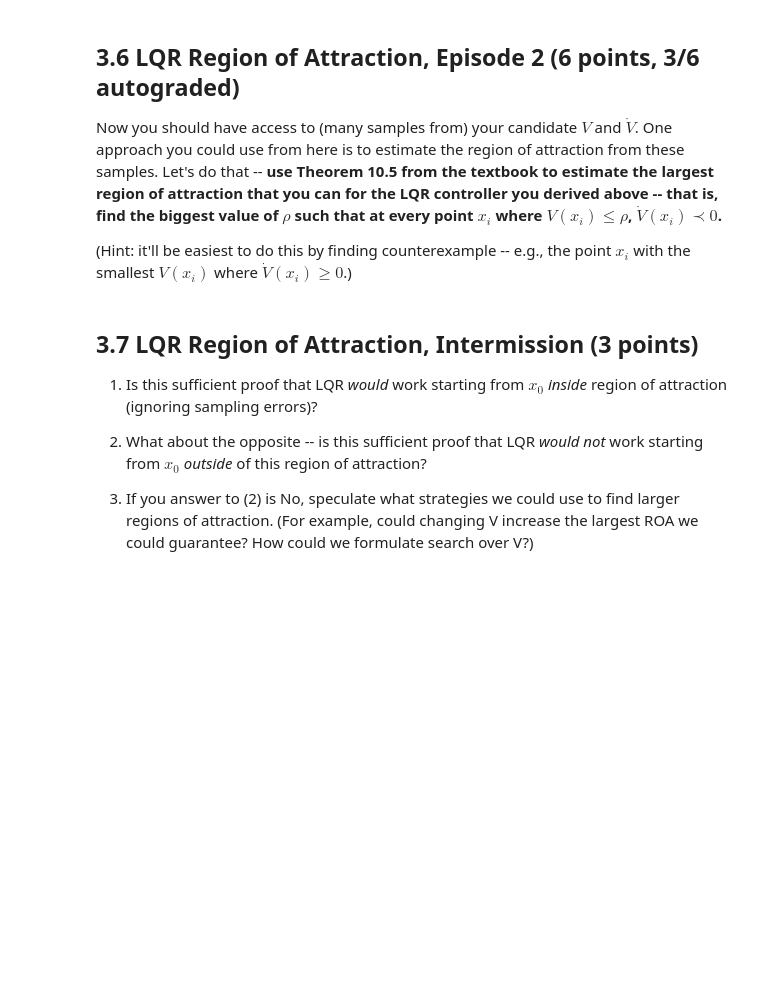
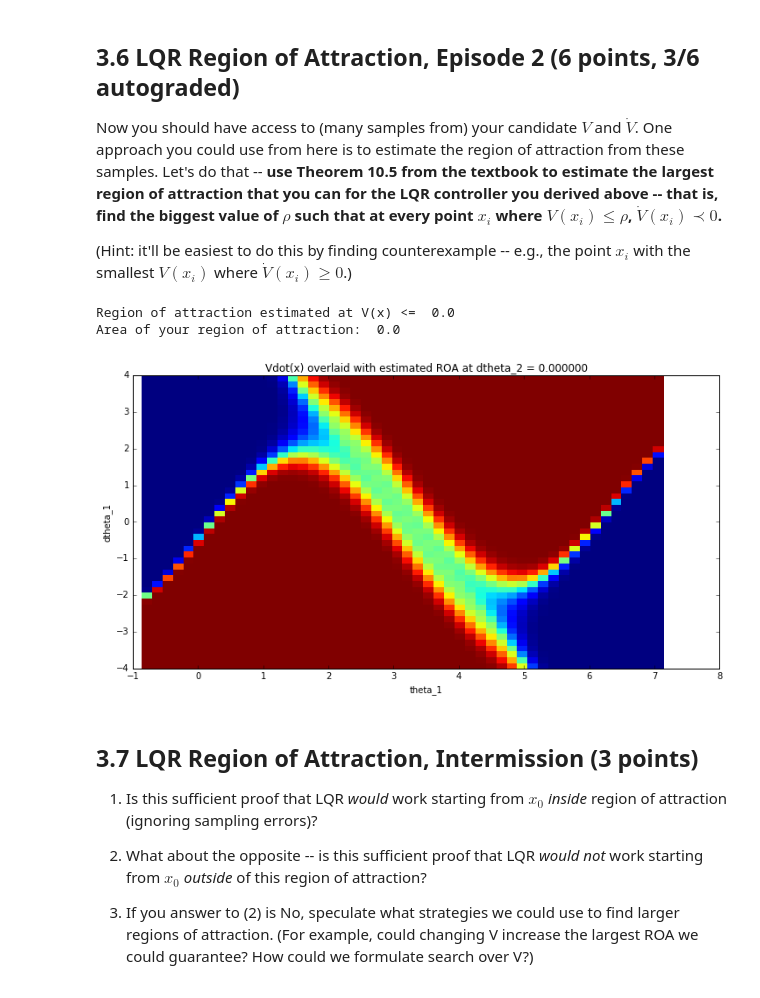
Before and after one commit to Raiszo/underactuated_6.832, a Jupyter notebook: set_3_code/set_3.ipynb, the cells around one changed output. Saved outputs shown, nothing was run; the diff lists cells and outputs as text; code cells hidden in the pictures; blank space fills up the shorter version.

```diff
--- a/set_3_code/set_3.ipynb
+++ b/set_3_code/set_3.ipynb
@@ -835,8 +857,14 @@ def estimate_rho(V, Vdot):
     to compute a maximal rho indicating the region of attraction
     of the fixed point at the upright.
     '''
-
-    return 0.
+    m,n,p = Vdot.shape
+    rho = 10000000000.0
+    for x in range(m):
+        for y in range(n):
+            for z in range(p):
+                if V[x,y,z]<rho and Vdot[x,y,z] >= 0:
+                    rho = V[x,y,z]
+    return rho
 
 rho = estimate_rho(V_samples, Vdot_samples)
 print "Region of attraction estimated at V(x) <= ", rho
@@ -849,33 +877,37 @@ fig.set_size_inches(12,6)
 plt.pcolormesh(Xplot, Yplot, Vdot_viz, vmin=0, vmax=1.0)
 
 # The part of S we care about is the 2x2 submatrix from the 1st and 3rd rows
 # and columns.
 S_sub = np.reshape(S[[0, 2, 0, 2], [0, 0, 2, 2]], (2, 2))
 # Extract its eigenvalues and eigenvectors, which tell us
 # the axes of the ellipse
 ellipseInfo = np.linalg.eig(S_sub)
 # Eigenvalues are 1/r^2, Eigenvectors are axis directions
 axis_1 = ellipseInfo[1][0, :]
 if ellipseInfo[0][0] > 0 and ellipseInfo[0][1] > 0:
     r1 = math.sqrt(rho)/math.sqrt(ellipseInfo[0][0])
     axis_2 = ellipseInfo[1][1, :]
     r2 = math.sqrt(rho)/math.sqrt(ellipseInfo[0][1])
     angle = math.atan2(-axis_1[1], axis_1[0])
     from matplotlib.patches import Ellipse
     ax.add_patch(Ellipse((xf[0], xf[2]),
                          2*r1, 2*r2,
                          angle=angle*180./math.pi,
                          linewidth=2, fill=False, zorder=2));
 
     # Report an interesting number that is easy to compute
     # from the ellipse info
     print "Area of your region of attraction: ", math.pi * r1 * r2
 else:
     print "S_sub had nonpositive eigenvalues. That shouldn't happen."
 
 plt.title("Vdot(x) overlaid with estimated ROA at dtheta_2 = %f" % z[theta2d_plotting_slice])
 plt.xlabel("theta_1")
 plt.ylabel("dtheta_1");
+# %% [output]
+Region of attraction estimated at V(x) <=  0.0
+Area of your region of attraction:  0.0
+[figure, added]
 # %% [markdown]
 ## 3.7 LQR Region of Attraction, Intermission (3 points)
 
```
Also changed, not shown: parts of 5 cells of this notebook, 1 other file.
